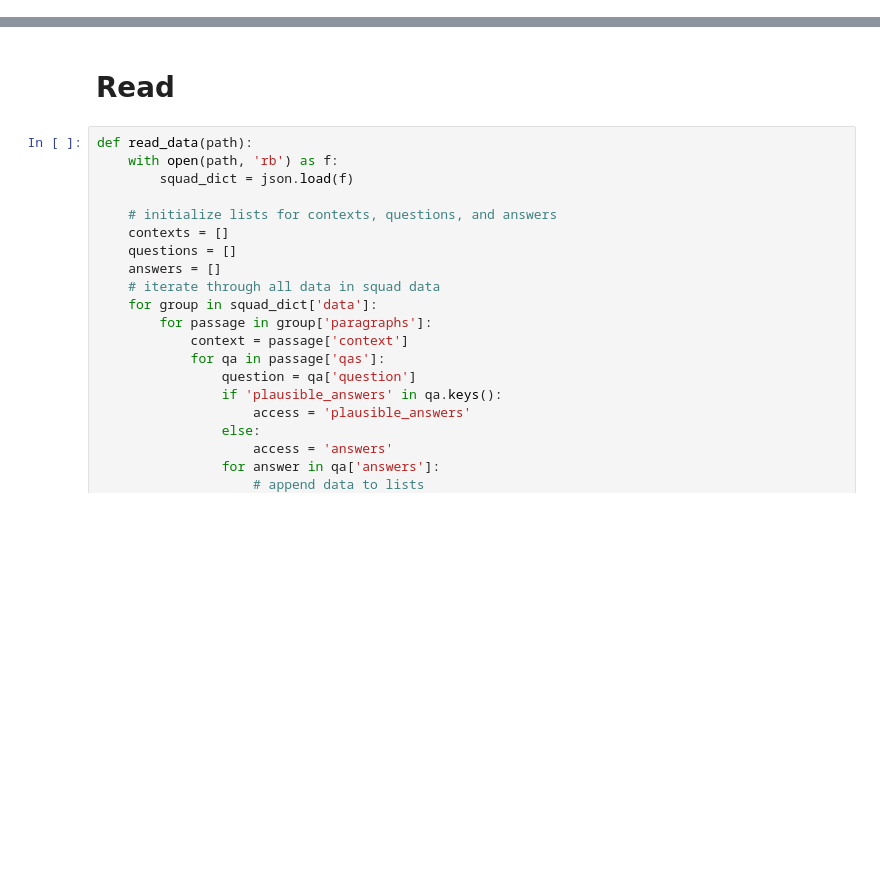
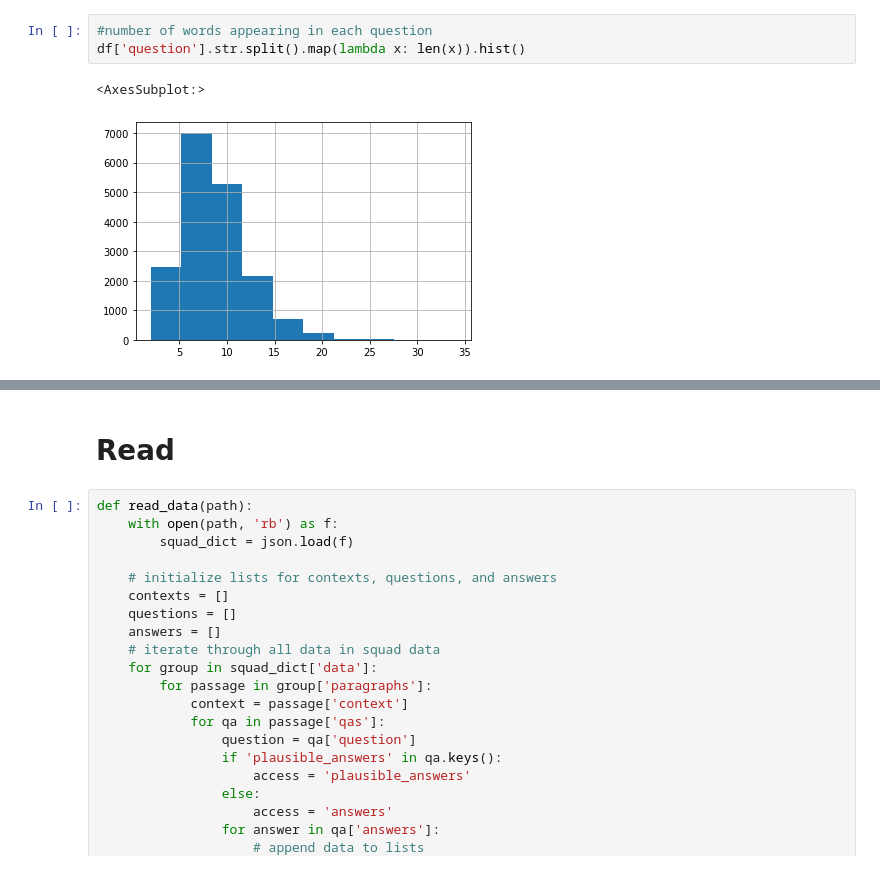
Before and after one commit to m-abdelgaber/NLP-Project, a Jupyter notebook: preprocessing_3arby.ipynb, the cells around one changed output, grey strips where cells are left out. Saved outputs shown, nothing was run; the diff lists cells and outputs as text; blank space fills up the shorter version.

```diff
--- a/preprocessing_3arby.ipynb
+++ b/preprocessing_3arby.ipynb
@@ -15,0 +154,6 @@ for allData in data['data']:
+# %%
+#number of words appearing in each question
+df['question'].str.split().map(lambda x: len(x)).hist()
+# %% [output]
+<AxesSubplot:>
+[figure, added]
```
Also changed, not shown: parts of 27 cells of this notebook.
